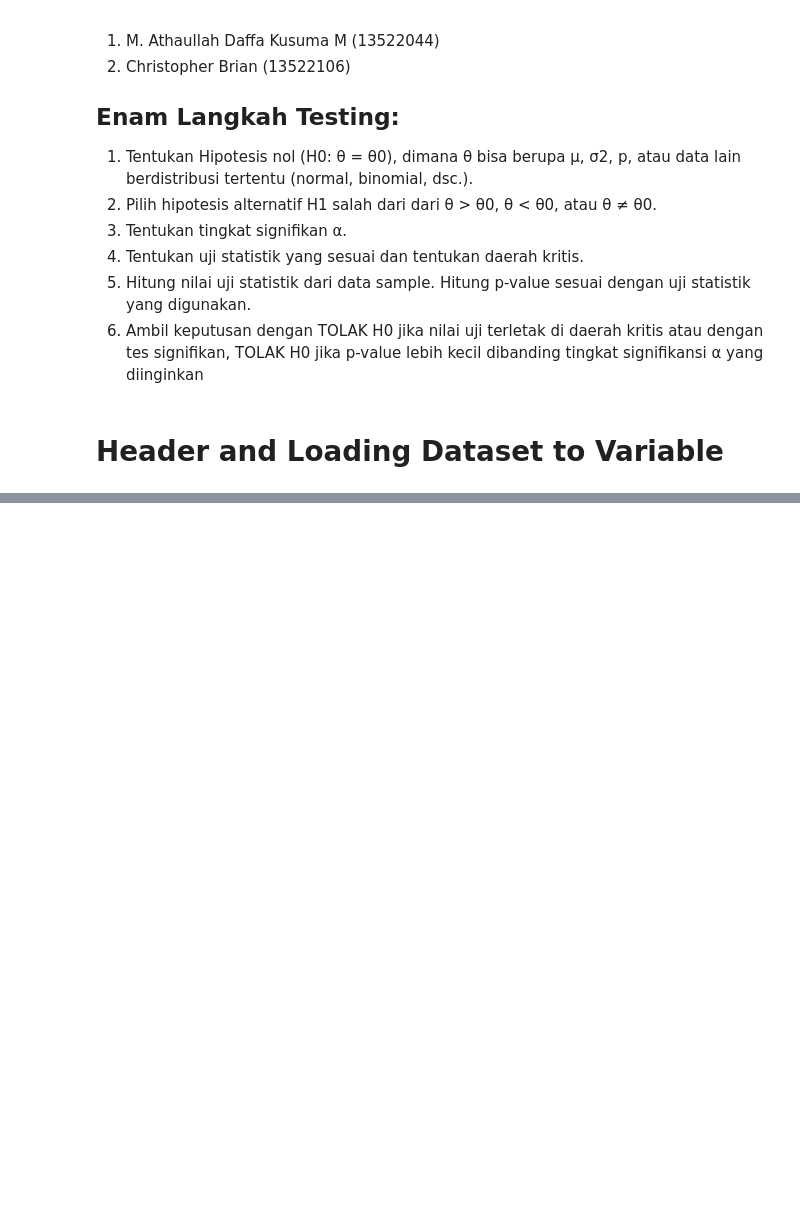
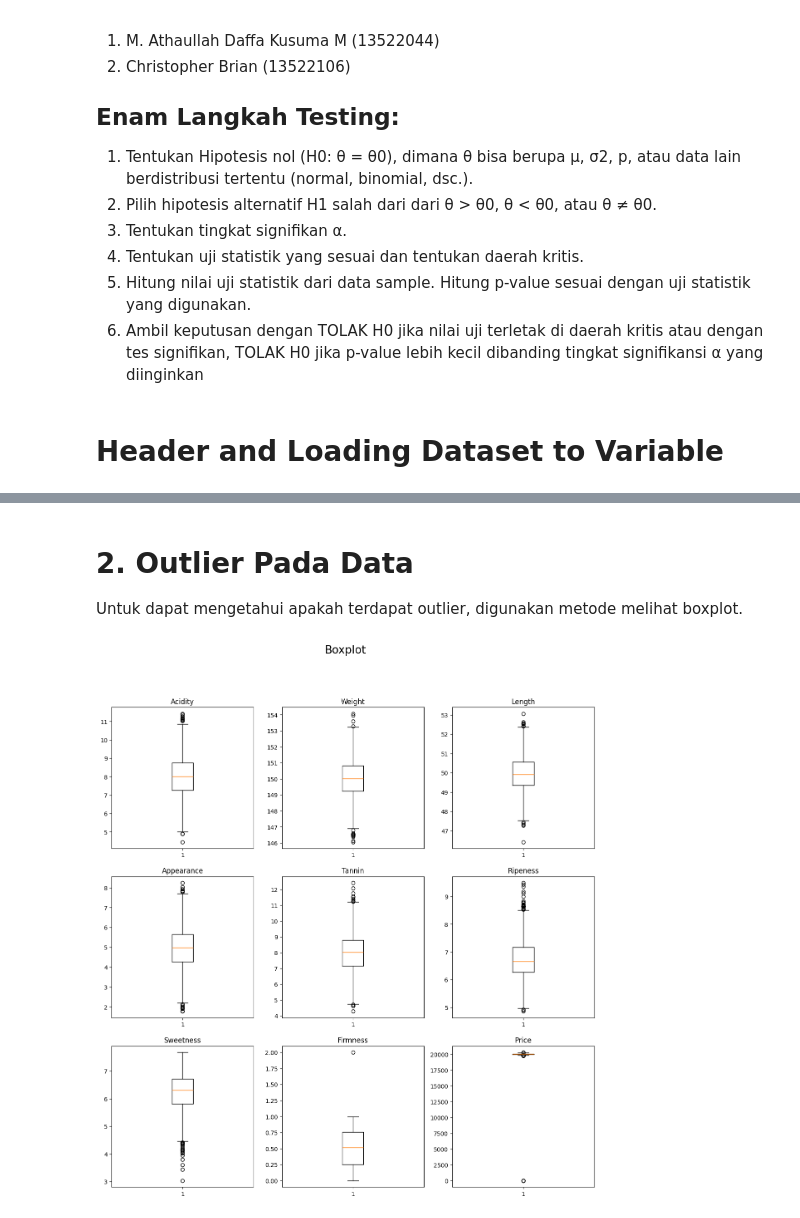
Before and after one commit to NameLessAth/Tubes-probstat, a Jupyter notebook: K02-IF2220-13522044-13522106.ipynb, the cells around one changed output, grey strips where cells are left out. Drawn from its saved outputs; the diff is of its cells as text; code cells hidden in the pictures; blank space fills up the shorter version.

```diff
--- a/K02-IF2220-13522044-13522106.ipynb
+++ b/K02-IF2220-13522044-13522106.ipynb
@@ -68,0 +73,15 @@ data_DesStat
+# %% [markdown]
+# 2. Outlier Pada Data
+
+Untuk dapat mengetahui apakah terdapat outlier, digunakan metode melihat boxplot.
+# %%
+fig, ax = plt.subplots(3,3,figsize=(15,15))
+fig.suptitle('Boxplot', fontsize=19)
+for i in range(3):
+    for j in range(3):
+        ax[i, j].boxplot(databasenumeric[databasenumeric.columns[i*3+j]])
+        ax[i, j].set_title(databasenumeric.columns[i*3+j])
+
+plt.show()
+# %% [output]
+[figure, added]
```
Also changed, not shown: parts of 4 cells of this notebook.
